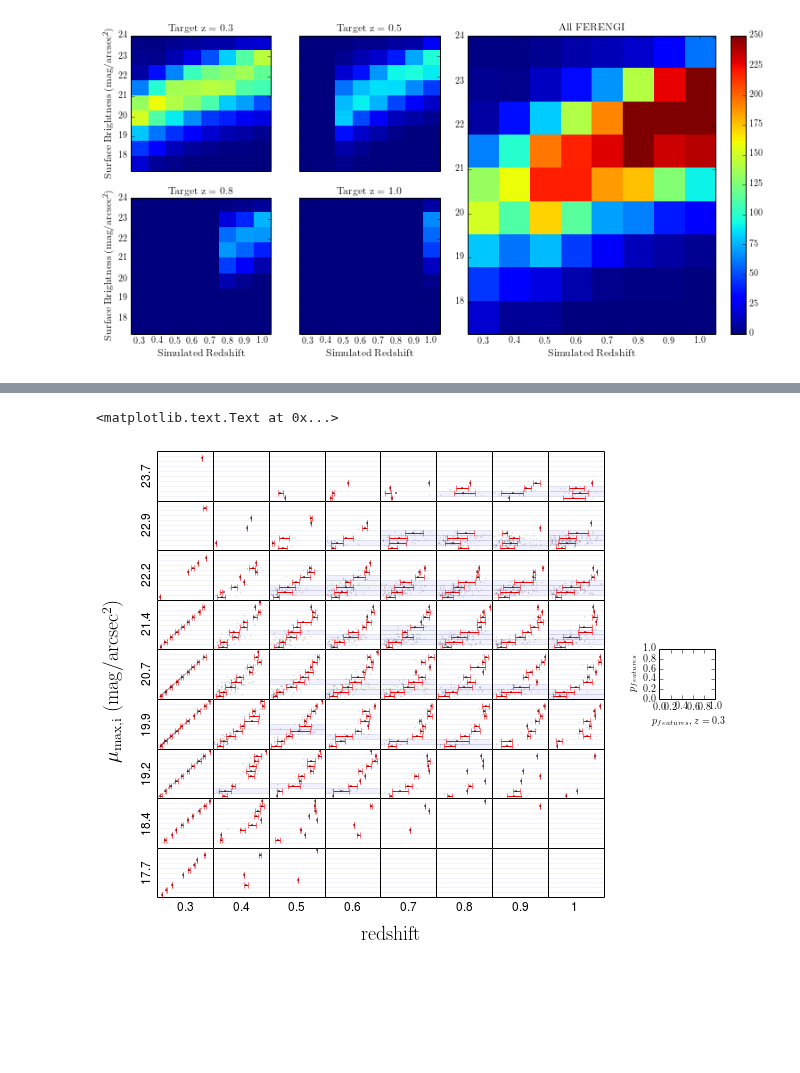
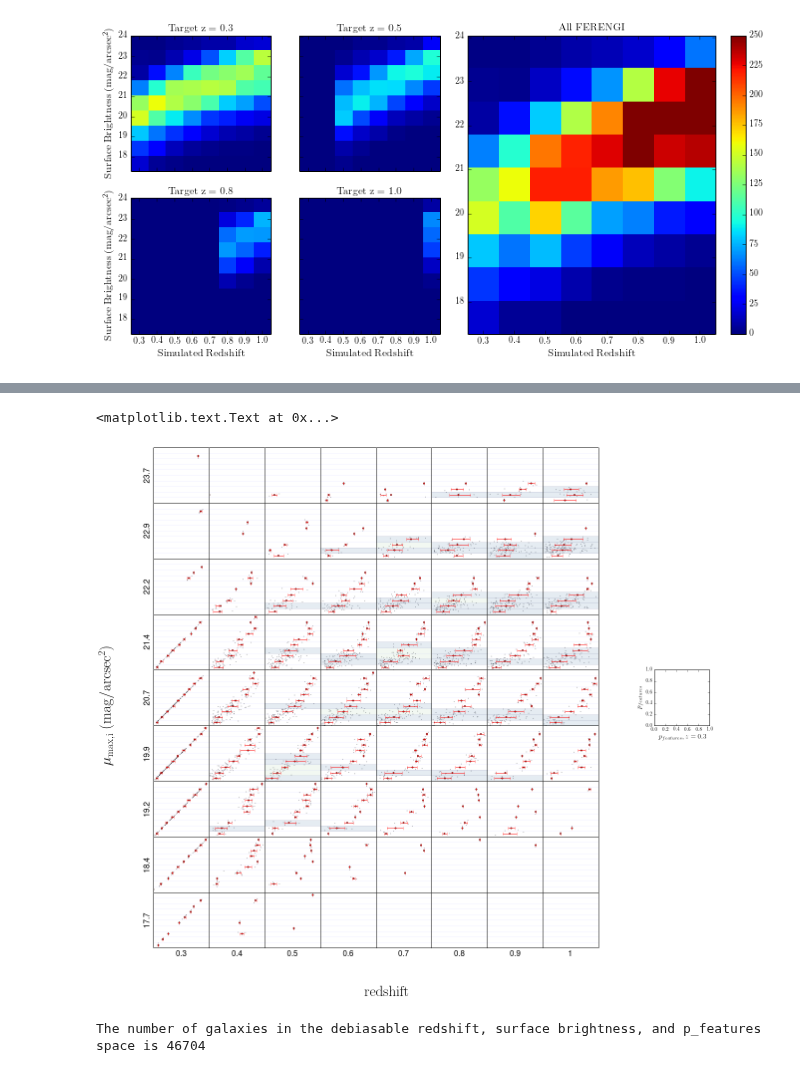
Before and after one commit to willettk/gzhubble, a Jupyter notebook: python/p_features_thresholds.ipynb, the cells around one changed output, grey strips where cells are left out. Cells and saved outputs as stored; diff of their text form; code cells hidden in the pictures; blank space fills up the shorter version.

Commit message:
added count of correctable galaxies in Hubble sample

```diff
--- a/python/p_features_thresholds.ipynb
+++ b/python/p_features_thresholds.ipynb
@@ -100,11 +101,14 @@ for y in range(0,len(yedges)-1):
     for j,hi_z in enumerate(reds):
         for i,g in enumerate(galaxies):
             this_gal=(data['sdss_id']==g)
-            for row in data[this_gal]:
-                if row['redshift']<.013:
-                    for e in evos:
-                        if row['sim_evolution']==e and round(row['sim_redshift'],2)==hi_z and row['mu_max_i'] > yedges[y] and row['mu_max_i'] < yedges[y+1]:
-                            scatter_dct[hi_z,yedges[y],'hi'].append(row['p_features'])
-                            for row in data[this_gal]:
-                                if row['sim_evolution']==e and round(row['sim_redshift'],2)==.3:
-                                    scatter_dct[hi_z,yedges[y],'lo'].append(row['p_features'])
+            evos = set(data[this_gal]['sim_evolution'])
+            for e in evos:
+                this_evo=(data[this_gal]['sim_evolution']==e)
+                if len(set(data[this_gal][this_evo]['sim_redshift']))==8: #only want stuff where we have data down to 0.3
+                    p_at_3=(data[this_gal][this_evo]['sim_redshift']==.3)
+                    p_features_at_3 = data[this_gal][this_evo][p_at_3]['p_features'][0]#value of p_bar at redshift 0.3
+                    for row in data[this_gal][this_evo]:
+                        if round(row['sim_redshift'],2)==hi_z and row['mu_max_i'] > yedges[y] and row['mu_max_i'] < yedges[y+1]: #now look at high redshift data
+                            scatter_dct[hi_z,yedges[y],'hi'].append(row['p_features']) # slap p_features in high list
+                            scatter_dct[hi_z,yedges[y],'lo'].append(p_features_at_3) # put z=0.3 value in low list
+                            scatter_dct[hi_z,yedges[y],'subj_id'].append(row['subject_id'])
@@ -111,8 +125,7 @@ for y in range(0,len(yedges)-1):
 # %%
 #Plot p_features at a given redshift vs p_features at z=0.3 at each redshift, binned by surface brightness
-f=figure(figsize=(10,8))
-totalcount=0
-badcount=0
+f=figure(figsize=(20,18))
+p_range_dct={}
 gs=gridspec.GridSpec(9,10)
 gs.update(wspace=0)
 gs.update(hspace=0)
@@ -127,6 +140,8 @@ for j,y in enumerate(yedge_int):
         plt.subplot(gs[j,i])
         xs=scatter_dct[z,yedges[y],'lo']
         ys=scatter_dct[z,yedges[y],'hi']
+        p_range_dct[z,yedges[y]]=[]
+        p_list=[]
         totalcount+=len(xs)
    #     xs,ys=[list(x) for x in zip(*sorted(zip(xs, ys), key=itemgetter(0)))] #sorting only relevant so the fits can be plot later
         this_dct={}
@@ -136,54 +151,49 @@ for j,y in enumerate(yedge_int):
             for l,val in enumerate(ys):
                 if ys[l] >= k/10. and ys[l] < (k+1)/10.:
                     this_dct[k/10.,(k+1)/10.].append(xs[l])
-        plt.scatter(xs,ys,marker='.',s=.5,alpha=.2)
+        plt.scatter(xs,ys,marker='.',s=.5,alpha=.8)
         for k in range(0,10):
             plt.axhline(y=k/10.,alpha=.1,lw=.5)
         p_features_means=[]
         x_error_lo=[]
         x_error_hi=[]
         for k in range(0,10):
             p_features_means.append(np.mean(this_dct[k/10.,(k+1)/10.]))
             try:
                 x_error_lo.append(p_features_means[k] - np.percentile(this_dct[k/10.,(k+1)/10.],25))
             except ValueError:
                 x_error_lo.append(0)
             try:
                 x_error_hi.append(np.percentile(this_dct[k/10.,(k+1)/10.],75) - p_features_means[k])
             except ValueError:
                 x_error_hi.append(0)
-        plt.errorbar(p_features_means,p_features_bins,xerr=[x_error_lo,x_error_hi],fmt='o',c='r',markersize=1)
+        plt.errorbar(p_features_means,p_features_bins,xerr=[x_error_lo,x_error_hi],fmt='o',c='r',markersize=3)
         for k in range(0,10):
             try:
                 if x_error_lo[k]+x_error_hi[k] > 0.2 and len(this_dct[k/10.,(k+1)/10.])>5: # if width of inter quartiles > .2 and if>5 pts, shade that shit
                     plt.axhspan(k/10.,(k+1)/10.,alpha=.05)
-                    badcount+=len(this_dct[k/10.,(k+1)/10.])
+                    p_list.append(k/10.)
             except ValueError:
                 pass
-        #janky plotting the middle spaces green, should probably automate at some point. yay brute force on a train.
-        if z ==.6 and j==2:
-            plt.axhspan(.3,.4,alpha=.05,facecolor='g')
-        if z ==.6 and j==4:
-            plt.axhspan(.2,.3,alpha=.05,facecolor='g')
-        if z ==.7 and j==3:
-            plt.axhspan(.3,.4,alpha=.05,facecolor='g')
-        if z ==.7 and j==4:
-            plt.axhspan(.2,.3,alpha=.05,facecolor='g')
+        if len(p_list)>0:
+            p_range_dct[z,yedges[y]].append(np.min(p_list))
+            p_range_dct[z,yedges[y]].append(np.max(p_list)+0.1)
+            plt.axhspan(p_range_dct[z,yedges[y]][0],p_range_dct[z,yedges[y]][1],alpha=.05,facecolor='g')
         plt.tick_params(labelleft='off')
         plt.tick_params(top='off',bottom='off',right='off',left='off',labelbottom='off')
         plt.xlim(0,1)
         plt.ylim(0,1)
         if j==8:
-            plt.xlabel('%s'%reds[i],fontsize=12)
+            plt.xlabel('%s'%reds[i],fontsize=16)
         if i==0:
-            plt.ylabel('%s'%y_label[j],fontsize=12)
+            plt.ylabel('%s'%y_label[j],fontsize=16)
 plt.subplot(gs[4,9])
-plt.xlabel(r'$p_{features},z=0.3$')
-plt.ylabel(r'$p_{features}$')
-f.text(.05,.5,r'$\mathrm{\mu_{max,i}~(mag/arcsec^2)}$',rotation=90,fontsize=20,va='center')
-f.text(.45,.05,r'$\mathrm{redshift}$',fontsize=20,ha='center')
+plt.xlabel(r'$p_{features},z=0.3$',fontsize=14)
+plt.ylabel(r'$p_{features}$',fontsize=14)
+f.text(.05,.5,r'$\mathrm{\mu_{max,i}~(mag/arcsec^2)}$',rotation=90,fontsize=30,va='center')
+f.text(.45,.05,r'$\mathrm{redshift}$',fontsize=30,ha='center')
 
 #plt.savefig('images/p_vs_p_SB_redshift_2.pdf')
 # %% [output]
 <matplotlib.text.Text at 0x...>
-[figure, old version]
+[figure, new version]
@@ -189,0 +220,4 @@ f.text(.45,.05,r'$\mathrm{redshift}$',fontsize=20,ha='center')
+# %%
+print 'The number of galaxies in the debiasable redshift, surface brightness, and p_features space is %i'%good_count
+# %% [output]
+The number of galaxies in the debiasable redshift, surface brightness, and p_features space is 46704
```
Also changed, not shown: parts of 6 cells of this notebook.
